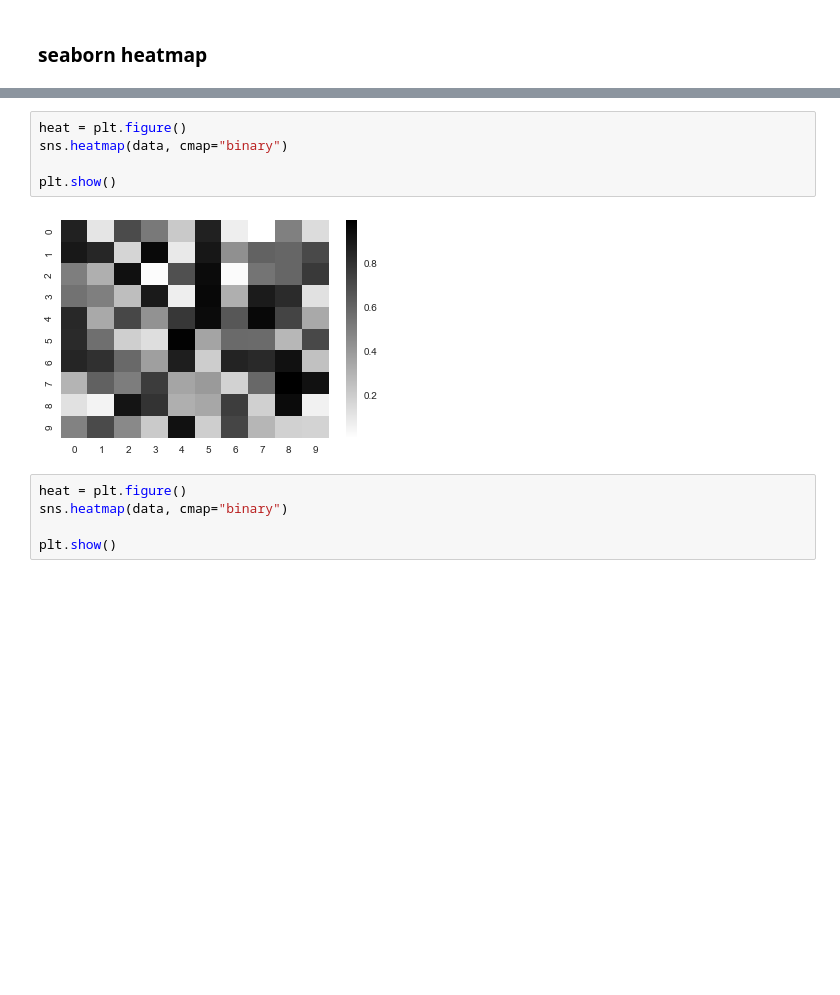
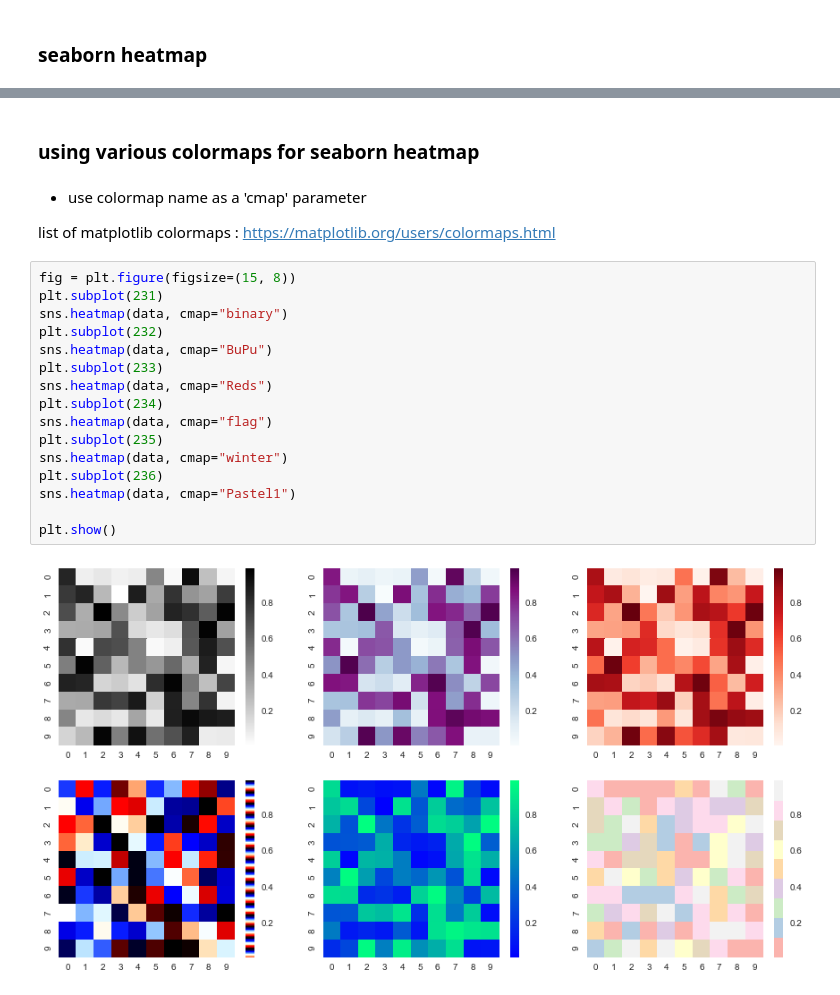
Before and after one commit to babinyurii/cheet_sheets, a Jupyter notebook: matplotlib_cheet_sheet.ipynb, the cells around one changed output, grey strips where cells are left out. Cells and saved outputs as stored; diff of their text form; blank space fills up the shorter version.

```diff
--- a/matplotlib_cheet_sheet.ipynb
+++ b/matplotlib_cheet_sheet.ipynb
@@ -384,12 +386,25 @@ plt.show()
-# %%
-heat = plt.figure()
-sns.heatmap(data, cmap="binary")
-
-plt.show()
-# %% [output]
-[figure, removed]
-# %%
-heat = plt.figure()
-sns.heatmap(data, cmap="binary")
-
-plt.show()
+# %% [markdown]
+### <a id="16">using various colormaps for seaborn heatmap</a>
+# %% [markdown]
+- use colormap name as a 'cmap' parameter
+
+list of matplotlib colormaps :
+https://matplotlib.org/users/colormaps.html
+# %%
+fig = plt.figure(figsize=(15, 8))
+plt.subplot(231)
+sns.heatmap(data, cmap="binary")
+plt.subplot(232)
+sns.heatmap(data, cmap="BuPu")
+plt.subplot(233)
+sns.heatmap(data, cmap="Reds")
+plt.subplot(234)
+sns.heatmap(data, cmap="flag")
+plt.subplot(235)
+sns.heatmap(data, cmap="winter")
+plt.subplot(236)
+sns.heatmap(data, cmap="Pastel1")
+
+plt.show()
+# %% [output]
+[figure, added]
```
Also changed, not shown: parts of 4 cells of this notebook.
